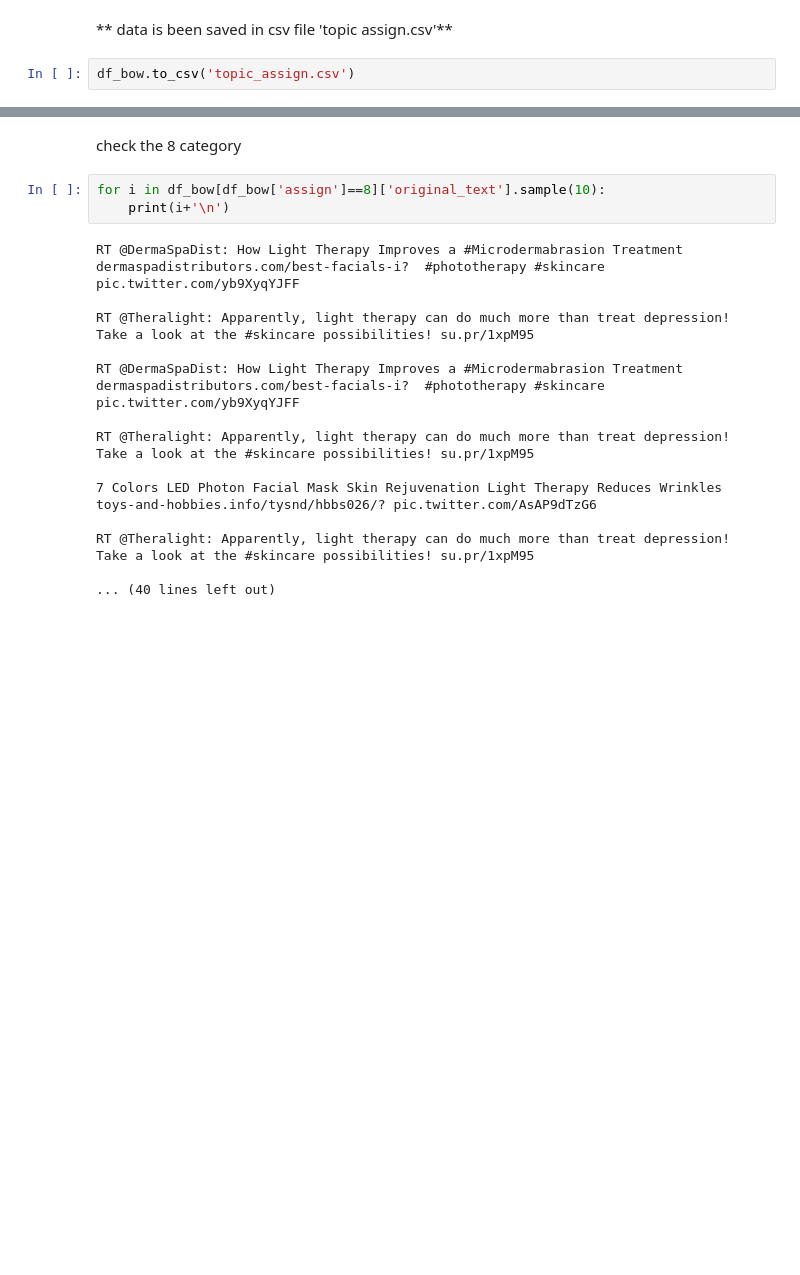
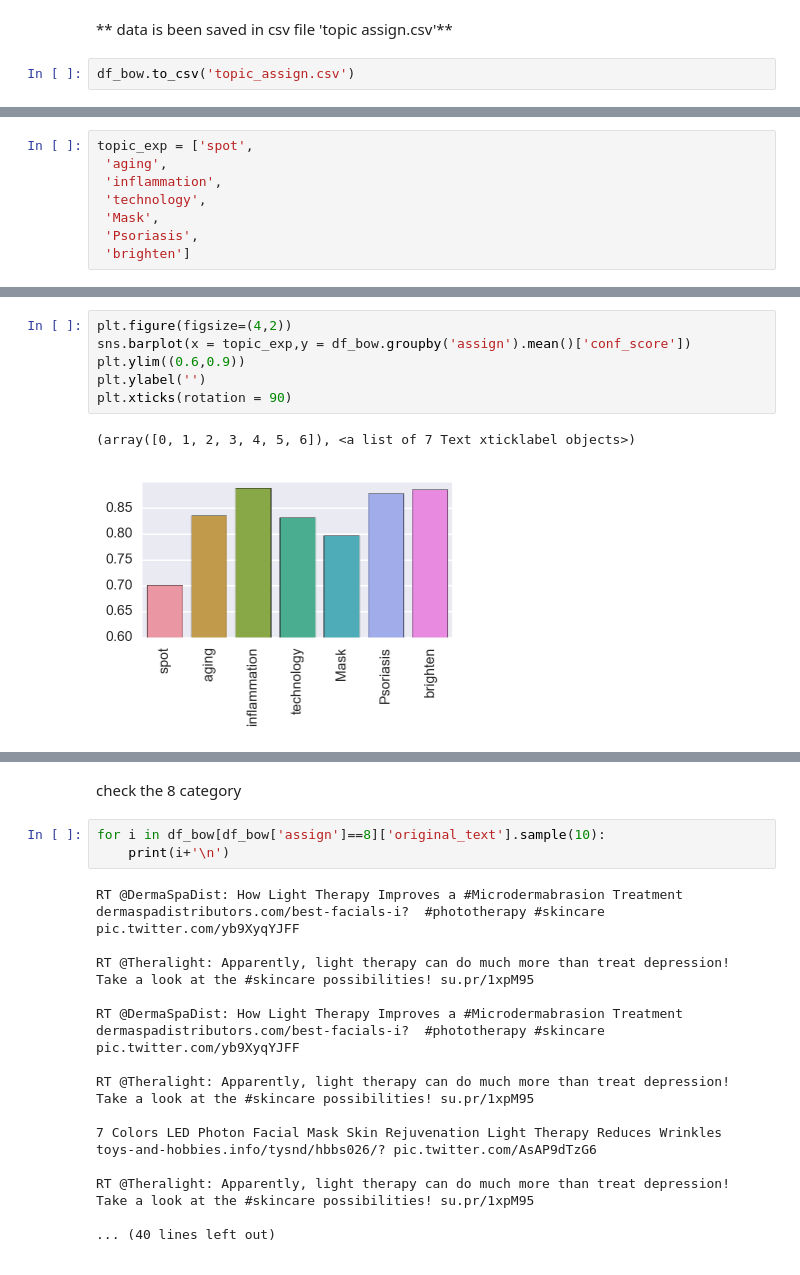
Before and after one commit to MiyainNYC/NLP-projects, a Jupyter notebook: Customer_review_US/lda.ipynb, the cells around one changed output, grey strips where cells are left out. Drawn from its saved outputs; the diff is of its cells as text; blank space fills up the shorter version.

```diff
--- a/Customer_review_US/lda.ipynb
+++ b/Customer_review_US/lda.ipynb
@@ -171,0 +314,8 @@ plt.figure(figsize=(5,5))
+# %%
+topic_exp = ['spot',
+ 'aging',
+ 'inflammation',
+ 'technology',
+ 'Mask',
+ 'Psoriasis',
+ 'brighten']
@@ -171,0 +342,9 @@ plt.figure(figsize=(5,5))
+# %%
+plt.figure(figsize=(4,2))
+sns.barplot(x = topic_exp,y = df_bow.groupby('assign').mean()['conf_score'])
+plt.ylim((0.6,0.9))
+plt.ylabel('')
+plt.xticks(rotation = 90)
+# %% [output]
+(array([0, 1, 2, 3, 4, 5, 6]), <a list of 7 Text xticklabel objects>)
+[figure, added]
```
Also changed, not shown: parts of 44 cells of this notebook.
